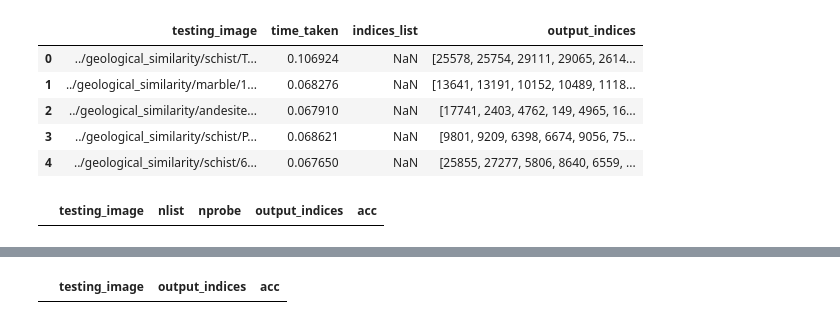
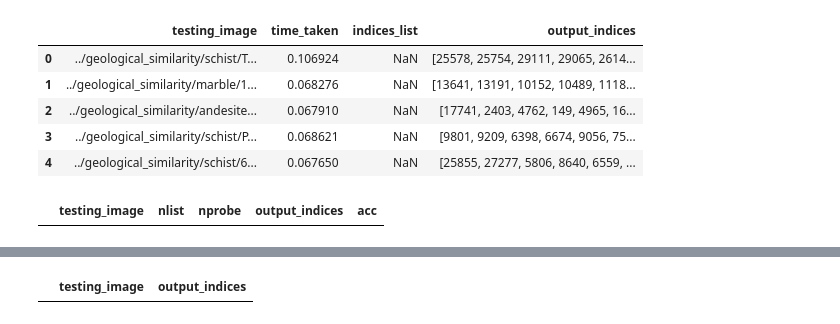
Before and after one commit to kiranbodipati/Similarity_search_review, a Jupyter notebook: faiss/faiss_inference.ipynb, the cells around one changed output, grey strips where cells are left out. Saved outputs shown, nothing was run; the diff lists cells and outputs as text; code cells hidden in the pictures.

Commit message:
faiss-final-results

```diff
--- a/faiss/faiss_inference.ipynb
+++ b/faiss/faiss_inference.ipynb
@@ -249,11 +245,11 @@ def LSH_search(k, results_df, nbit_factor):
         results_df=results_df.append({"testing_image":obj, "nbit-factor":nbit_factor, "search_time":total_time, "output_indices":indices, "acc":acc, "index_time":time_index}, ignore_index=True)
     return results_df
 # %%
-results={"testing_image":[], "output_indices":[], "acc":[]}
+results={"testing_image":[], "output_indices":[]}
 results_df=pd.DataFrame(results)
 results_df.head()
 # %% [output]
-|  | testing_image | output_indices | acc |
+|  | testing_image | output_indices |
 # %%
 nbit=[1, 2, 4, 8, 16, 32]
 for nl in nbit:
```
Also changed, not shown: parts of 15 cells of this notebook, 1 other file.
